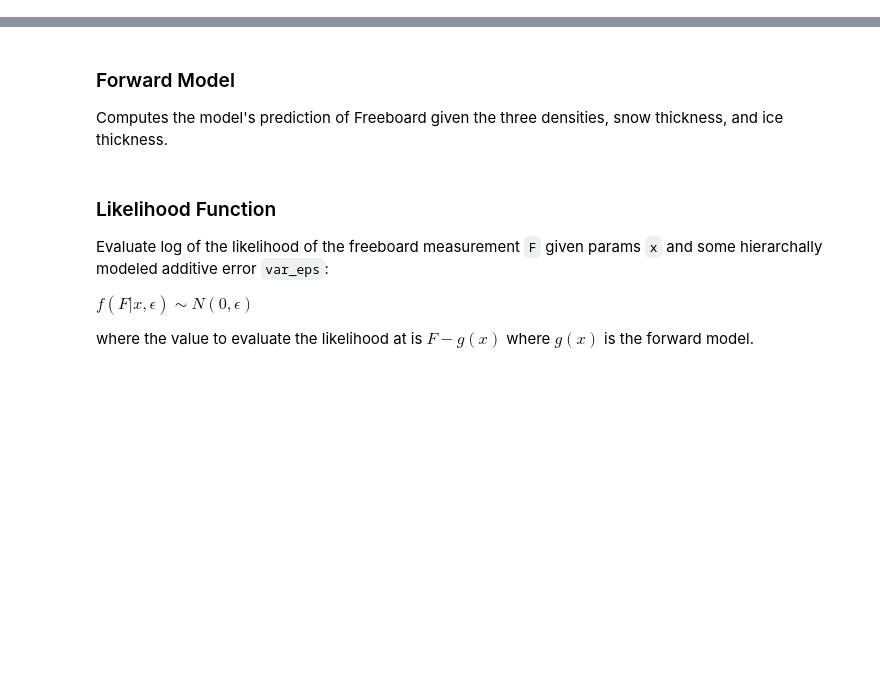
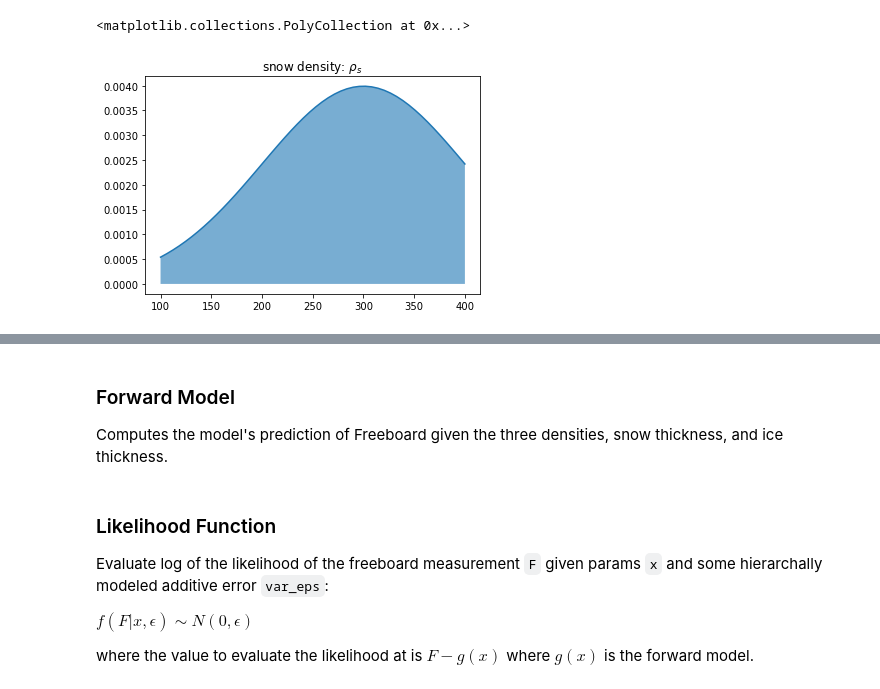
Before and after one commit to helianglen/bayesian-sea-ice, a Jupyter notebook: IceThickness.ipynb, the cells around one changed output, grey strips where cells are left out. Saved outputs shown, nothing was run; the diff lists cells and outputs as text; code cells hidden in the pictures; blank space fills up the shorter version.

```diff
--- a/IceThickness.ipynb
+++ b/IceThickness.ipynb
@@ -40,0 +117,10 @@ beta_s = 0
+# %%
+# snow density
+rss = np.linspace(rs_lb, rs_ub)
+rss_pdf = norm.pdf(rss, mean_rs, sqrt(var_rs))
+plt.plot(rss, rss_pdf)
+plt.title('snow density: $\\rho_s$')
+plt.fill_between(rss, 0, rss_pdf, alpha=0.6)
+# %% [output]
+<matplotlib.collections.PolyCollection at 0x...>
+[figure, added]
```
Also changed, not shown: parts of 39 cells of this notebook.
